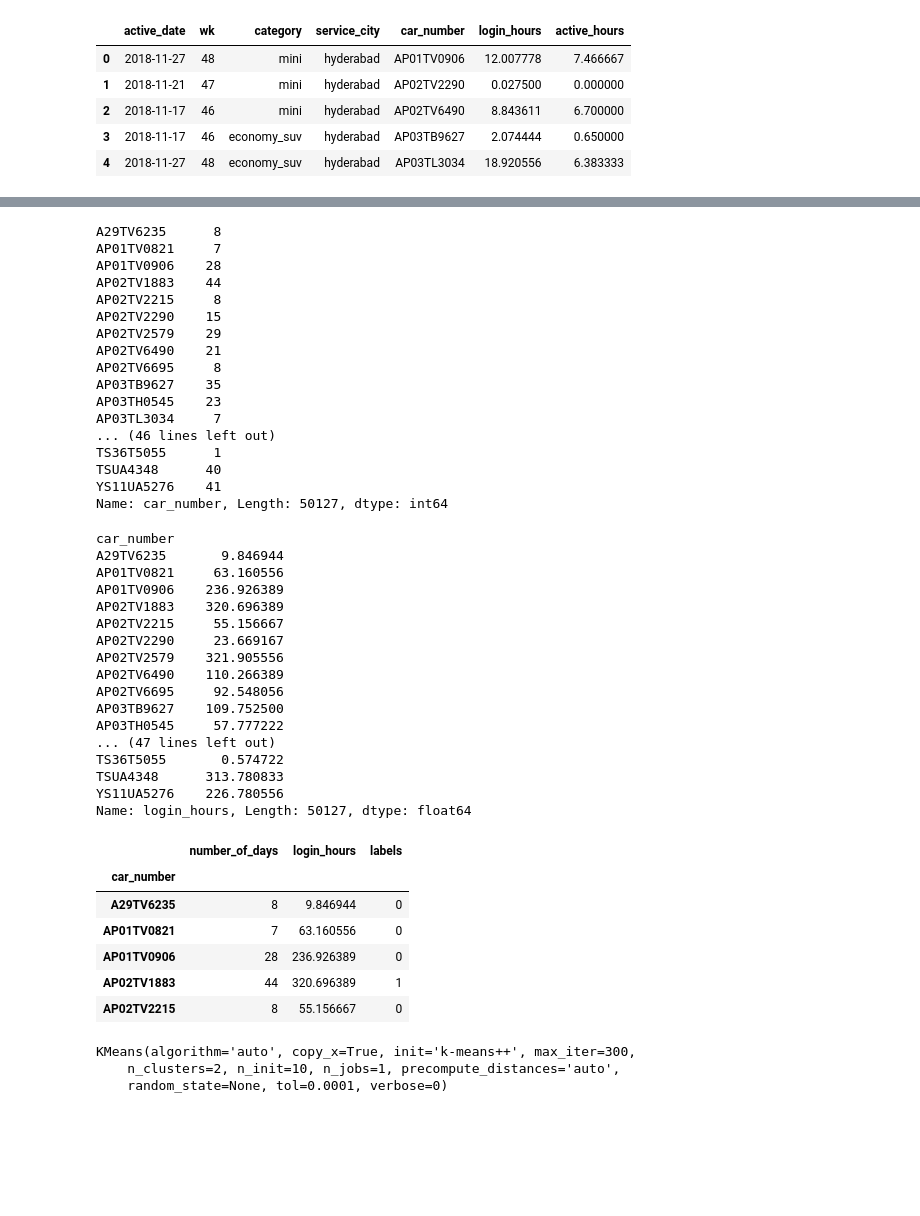
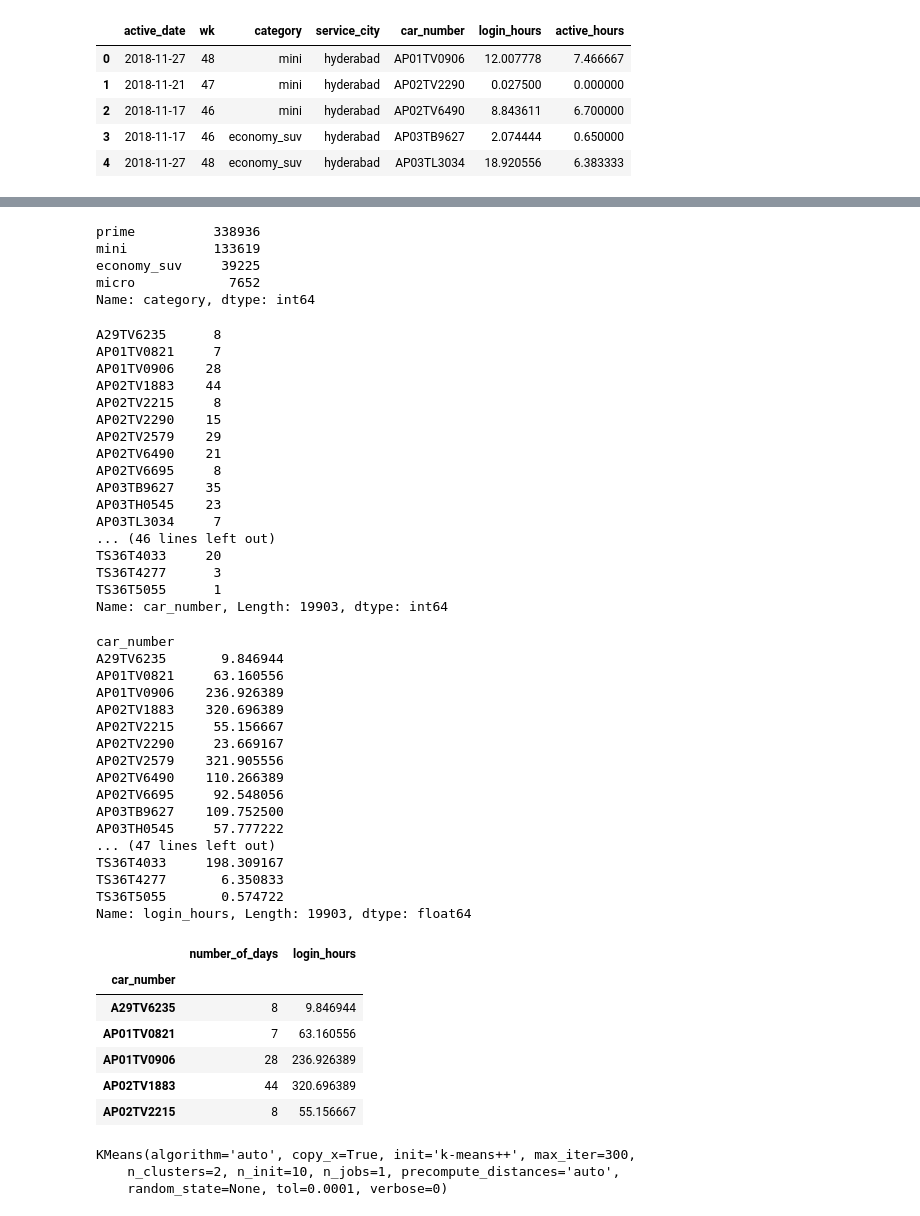
Before and after one commit to hridyansh68/Ola_analytics, a Jupyter notebook: Analysis on whole data set.ipynb, the cells around one changed output, grey strips where cells are left out. Cells and saved outputs as stored; diff of their text form; code cells hidden in the pictures; blank space fills up the shorter version.

```diff
--- a/Analysis on whole data set.ipynb
+++ b/Analysis on whole data set.ipynb
@@ -29,3 +18,21 @@ df.head()
+# %%
+df = df.sort_values(by=['car_number','active_date'],ascending=[True,True])
+df = df[df.category != "bike_delivery"]
+df = df[df.category != "bike"]
+df = df[df.category != "ets_ola"]
+df = df[df.category != "electric_vehicle"]
+df = df[df.category != "sedan"]
+df = df[df.category != "auto"]
+df = df[df.category != "exec"]
+# %%
+df["category"] = df["category"].map({'prime':"prime",'prime_play':"prime",'mini':"mini",'economy_suv':"economy_suv",'micro':"micro",'exec':"exec"})
+df["category"].value_counts()
+# %% [output]
+prime          338936
+mini           133619
+economy_suv     39225
+micro            7652
+Name: category, dtype: int64
 # %%
 number_of_days = df["car_number"].value_counts()
 # %%
@@ -46,10 +53,10 @@ AP03TB9627    35
 AP03TH0545    23
 AP03TL3034     7
 ... (46 lines left out)
+TS36T4033     20
+TS36T4277      3
 TS36T5055      1
-TSUA4348      40
-YS11UA5276    41
-Name: car_number, Length: 50127, dtype: int64
+Name: car_number, Length: 19903, dtype: int64
 # %%
 total_login_hours = df.groupby(["car_number"])["login_hours"].sum()
 # %%
@@ -70,23 +77,23 @@ AP02TV6695     92.548056
 AP03TB9627    109.752500
 AP03TH0545     57.777222
 ... (47 lines left out)
+TS36T4033     198.309167
+TS36T4277       6.350833
 TS36T5055       0.574722
-TSUA4348      313.780833
-YS11UA5276    226.780556
-Name: login_hours, Length: 50127, dtype: float64
+Name: login_hours, Length: 19903, dtype: float64
 # %%
 df1 = pd.concat([number_of_days,total_login_hours],axis=1)
 # %%
-df1.columns = ['number_of_days', 'login_hours', 'labels']
+df1.columns = ['number_of_days', 'login_hours']
 df1.head()
 # %% [output]
-|  | number_of_days | login_hours | labels |
-| car_number |  |  |  |
-| A29TV6235 | 8 | 9.846944 | 0 |
-| AP01TV0821 | 7 | 63.160556 | 0 |
-| AP01TV0906 | 28 | 236.926389 | 0 |
-| AP02TV1883 | 44 | 320.696389 | 1 |
-| AP02TV2215 | 8 | 55.156667 | 0 |
+|  | number_of_days | login_hours |
+| car_number |  |  |
+| A29TV6235 | 8 | 9.846944 |
+| AP01TV0821 | 7 | 63.160556 |
+| AP01TV0906 | 28 | 236.926389 |
+| AP02TV1883 | 44 | 320.696389 |
+| AP02TV2215 | 8 | 55.156667 |
 # %%
 from sklearn.cluster import KMeans
 # %%
```
Also changed, not shown: parts of 28 cells of this notebook, 4 other files.
